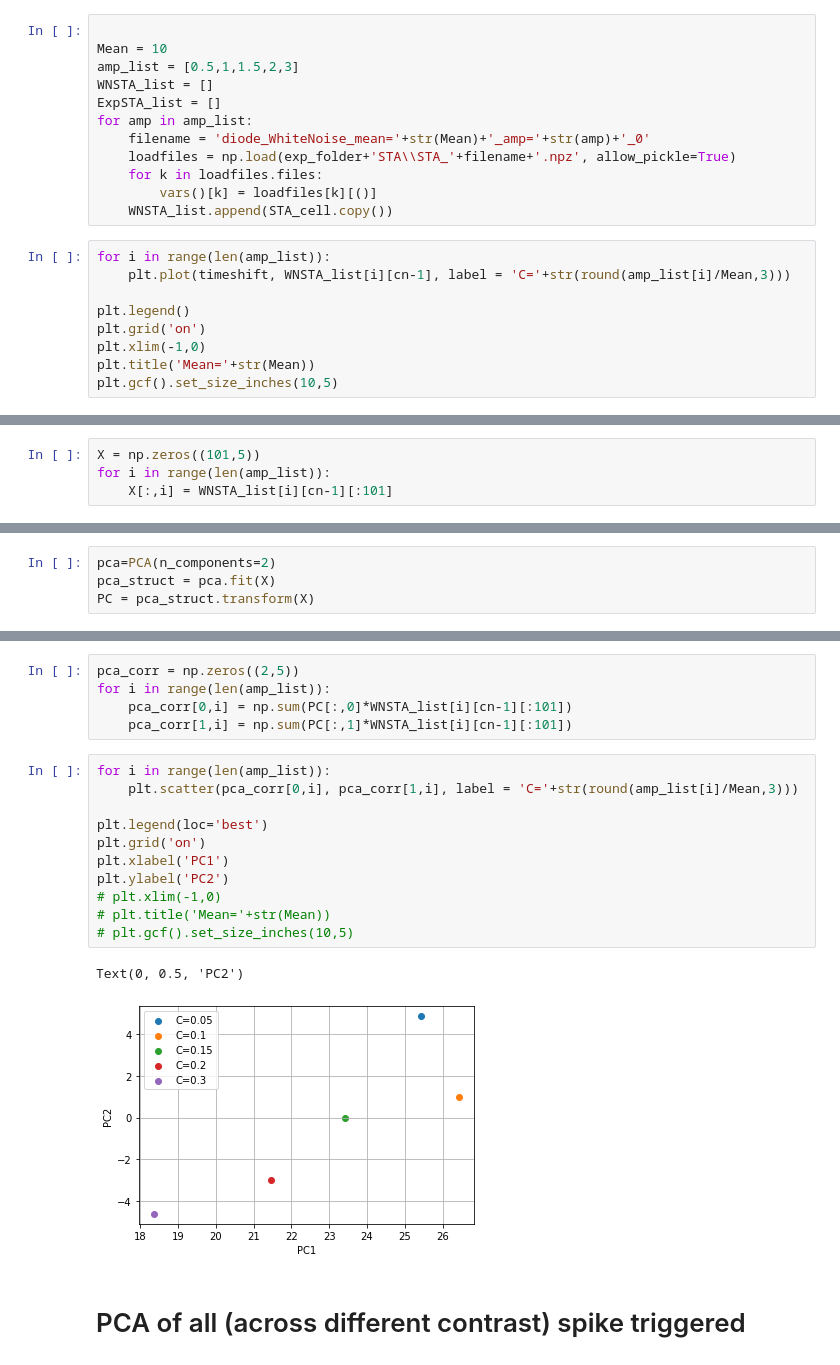
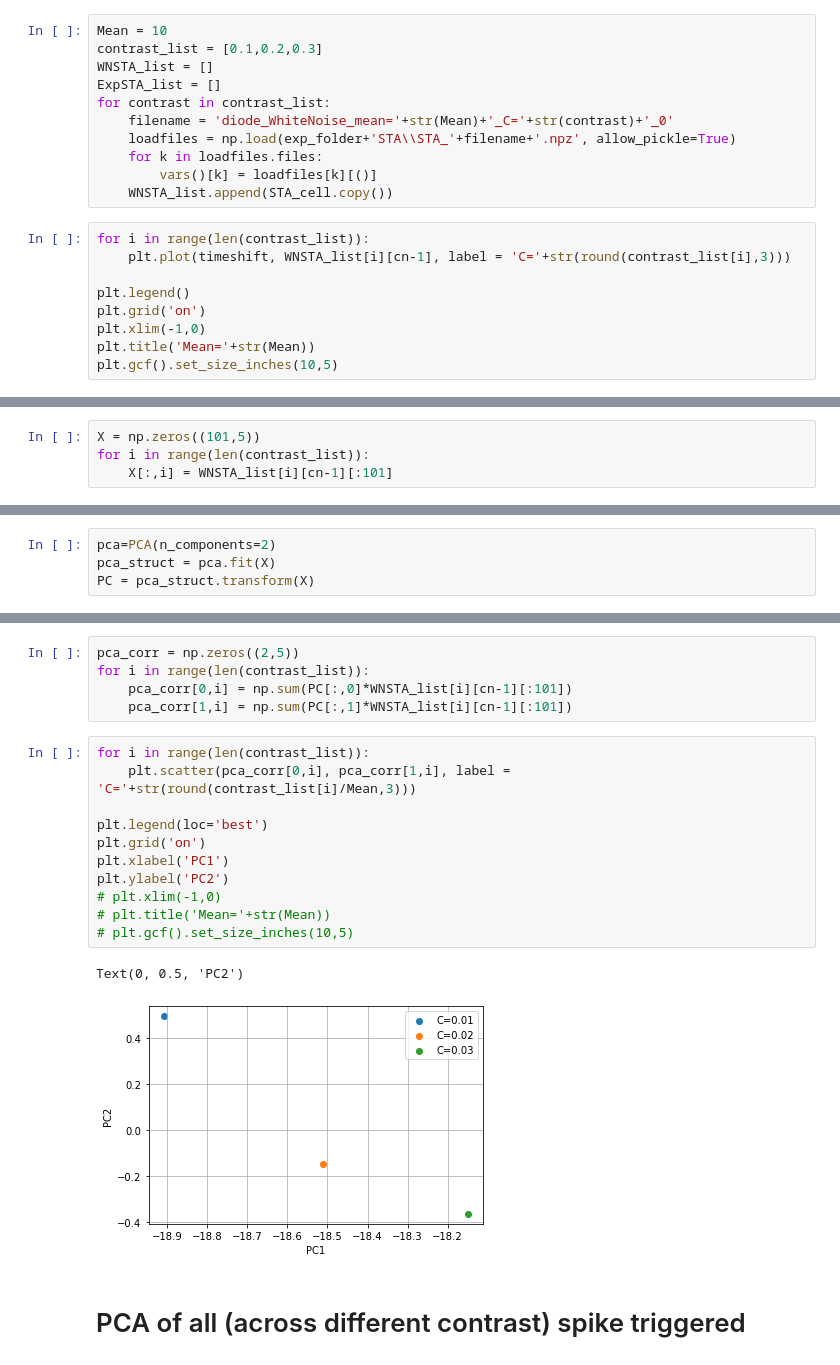
Before and after one commit to llincooi/retina_python, a Jupyter notebook: ContrastPaper/DCCM_WNSTA_PCA.ipynb, the cells around one changed output, grey strips where cells are left out. Cells and saved outputs as stored; diff of their text form.

```diff
--- a/ContrastPaper/DCCM_WNSTA_PCA.ipynb
+++ b/ContrastPaper/DCCM_WNSTA_PCA.ipynb
@@ -24,20 +28,19 @@ cn = 19
 # %% [markdown]
 # PCA of TKs
 # %%
-
 Mean = 10
-amp_list = [0.5,1,1.5,2,3]
+contrast_list = [0.1,0.2,0.3]
 WNSTA_list = []
 ExpSTA_list = []
-for amp in amp_list:
-    filename = 'diode_WhiteNoise_mean='+str(Mean)+'_amp='+str(amp)+'_0'
+for contrast in contrast_list:
+    filename = 'diode_WhiteNoise_mean='+str(Mean)+'_C='+str(contrast)+'_0'
     loadfiles = np.load(exp_folder+'STA\\STA_'+filename+'.npz', allow_pickle=True)
     for k in loadfiles.files:
         vars()[k] = loadfiles[k][()]
     WNSTA_list.append(STA_cell.copy())
 # %%
-for i in range(len(amp_list)):
-    plt.plot(timeshift, WNSTA_list[i][cn-1], label = 'C='+str(round(amp_list[i]/Mean,3)))
+for i in range(len(contrast_list)):
+    plt.plot(timeshift, WNSTA_list[i][cn-1], label = 'C='+str(round(contrast_list[i],3)))
 
 plt.legend()
 plt.grid('on')
@@ -49,6 +52,6 @@ plt.gcf().set_size_inches(10,5)
 # %%
 X = np.zeros((101,5))
-for i in range(len(amp_list)):
+for i in range(len(contrast_list)):
     X[:,i] = WNSTA_list[i][cn-1][:101]
 # %%
 pca=PCA(n_components=2)
@@ -66,22 +69,22 @@ plt.plot(PC[:,1])
 # %%
 pca_corr = np.zeros((2,5))
-for i in range(len(amp_list)):
+for i in range(len(contrast_list)):
     pca_corr[0,i] = np.sum(PC[:,0]*WNSTA_list[i][cn-1][:101])
     pca_corr[1,i] = np.sum(PC[:,1]*WNSTA_list[i][cn-1][:101])
 # %%
-for i in range(len(amp_list)):
-    plt.scatter(pca_corr[0,i], pca_corr[1,i], label = 'C='+str(round(amp_list[i]/Mean,3)))
+for i in range(len(contrast_list)):
+    plt.scatter(pca_corr[0,i], pca_corr[1,i], label = 'C='+str(round(contrast_list[i]/Mean,3)))
 
 plt.legend(loc='best')
 plt.grid('on')
 plt.xlabel('PC1')
 plt.ylabel('PC2')
 # plt.xlim(-1,0)
 # plt.title('Mean='+str(Mean))
 # plt.gcf().set_size_inches(10,5)
 # %% [output]
 Text(0, 0.5, 'PC2')
-[figure, old version]
+[figure, new version]
 # %% [markdown]
 # PCA of all (across different contrast) spike triggered
 # %%
```
Also changed, not shown: parts of 9 cells of this notebook, 4 other files.
